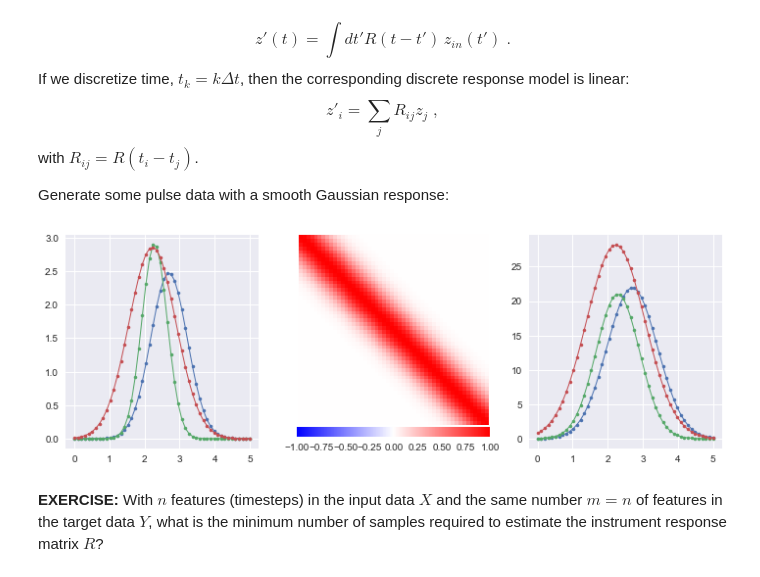
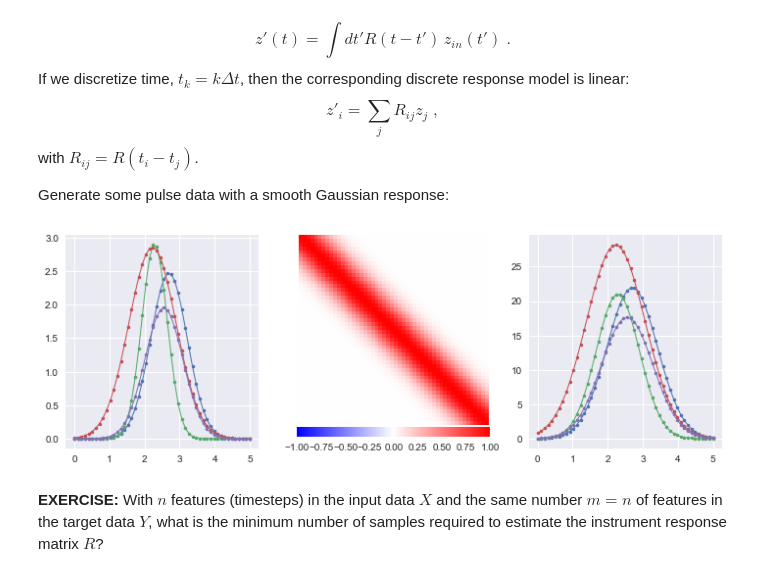
Before and after one commit to alexarmstrongvi/MachineLearningStatistics, a Jupyter notebook: notebooks/Supervised.ipynb, the cells around one changed output. Drawn from its saved outputs; the diff is of its cells as text; code cells hidden in the pictures.

```diff
--- a/notebooks/Supervised.ipynb
+++ b/notebooks/Supervised.ipynb
@@ -259,28 +259,28 @@ def plot_response(R, ax):
     plt.colorbar(img, ax=ax, orientation='horizontal', pad=0.01, fraction=0.1)
     ax.axis('off')
 # %%
-def generate(N=5000, n=50, tlo=0, thi=5, nplot=3, sigma_y = 0., seed=123):
+def generate(N=5000, n=50, tlo=0, thi=5, nplot=4, sigma_y = 0., seed=123):
     gen = np.random.RandomState(seed=seed)
     t_range = thi - tlo
     t0 = gen.uniform(tlo + 0.4 * t_range, thi - 0.4 * t_range, size=(N, 1))
     sigma = gen.uniform(0.05 * t_range, 0.15 * t_range, size=(N, 1))
     y0 = 1 + gen.rayleigh(size = (N, 1))
     t_grid = np.linspace(tlo, thi, n)
     X = y0 * np.exp(-0.5 * (t_grid - t0) ** 2 / sigma ** 2)
     r = np.exp(-0.5 * t_grid ** 2 / (t_range / 10) ** 2)
     R = scipy.linalg.toeplitz(r)
     Y = X.dot(R)
     Y += gen.normal(scale=sigma_y, size=Y.shape)
     fig, ax = plt.subplots(1, 3, figsize=(12, 4))
     for i in range(nplot):
         ax[0].plot(t_grid, X[i], '.-', lw=1)
         ax[2].plot(t_grid, Y[i], '.-', lw=1)
     plot_response(R, ax[1])
     return X, Y
 
 X, Y = generate()
 # %% [output]
-[figure, old version]
+[figure, new version]
 # %% [markdown]
 **EXERCISE:** With $n$ features (timesteps) in the input data $X$ and the same number $m=n$ of features in the target data $Y$, what is the minimum number of samples required to estimate the instrument response matrix $R$?
 # %% [markdown]
```
Also changed, not shown: parts of 7 cells of this notebook.
